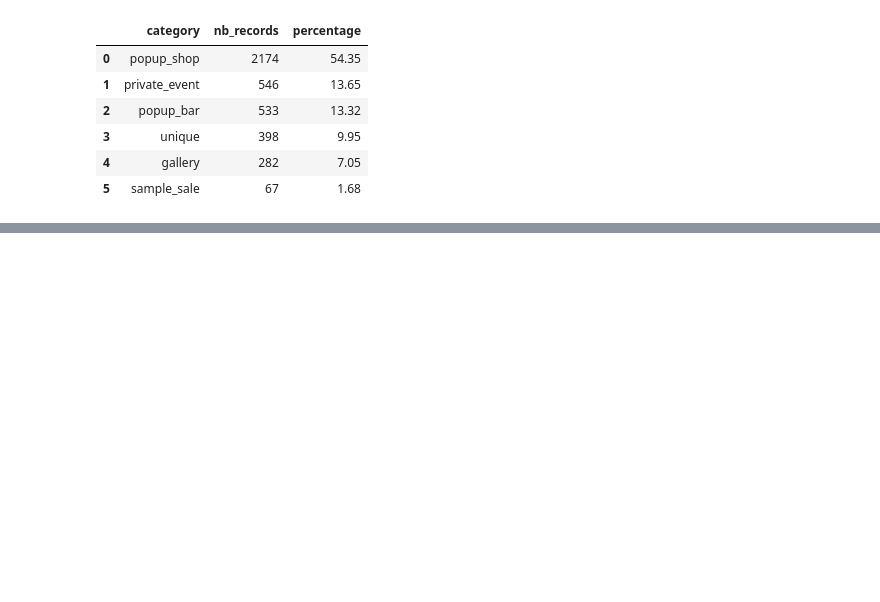
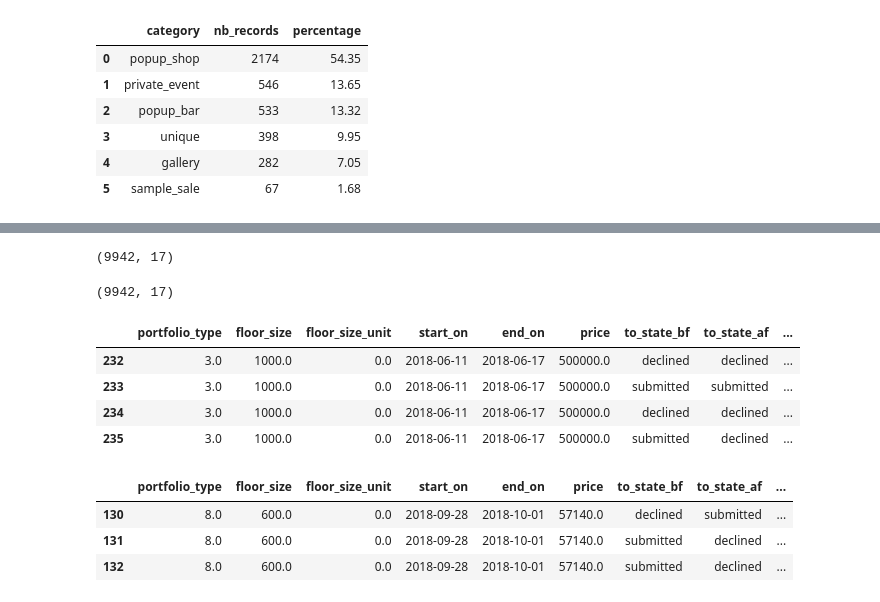
Before and after one commit to paguilmin/AppearHere_Test, a Jupyter notebook: analysis/exploration.ipynb, the cells around one changed output, grey strips where cells are left out. Cells and saved outputs as stored; diff of their text form; code cells hidden in the pictures; blank space fills up the shorter version.

```diff
--- a/analysis/exploration.ipynb
+++ b/analysis/exploration.ipynb
@@ -210,0 +296,24 @@ transitions[transitions['space_id']==6735]
+# %%
+print(transitions.drop_duplicates(['booking_request_id','city','space_id']).shape)
+transitions.drop_duplicates(['booking_request_id']).shape
+# %% [output]
+(9942, 17)
+(9942, 17)
+# %%
+test = total_ok[(total_ok['booking_request_id']==114598.0)]
+test.iloc[:,10:20]\
+#[['created_at','transition_ts','booking_request_id','space_id','to_state','start_on','end_on','time_booked']]
+# %% [output]
+|  | portfolio_type | floor_size | floor_size_unit | start_on | end_on | price | to_state_bf | to_state_af | ... |
+| 232 | 3.0 | 1000.0 | 0.0 | 2018-06-11 | 2018-06-17 | 500000.0 | declined | declined | ... |
+| 233 | 3.0 | 1000.0 | 0.0 | 2018-06-11 | 2018-06-17 | 500000.0 | submitted | submitted | ... |
+| 234 | 3.0 | 1000.0 | 0.0 | 2018-06-11 | 2018-06-17 | 500000.0 | declined | declined | ... |
+| 235 | 3.0 | 1000.0 | 0.0 | 2018-06-11 | 2018-06-17 | 500000.0 | submitted | declined | ... |
+# %%
+test = total_ok[(total_ok['booking_request_id']==146438.0)]
+test.iloc[:,10:20]
+# %% [output]
+|  | portfolio_type | floor_size | floor_size_unit | start_on | end_on | price | to_state_bf | to_state_af | ... |
+| 130 | 8.0 | 600.0 | 0.0 | 2018-09-28 | 2018-10-01 | 57140.0 | declined | submitted | ... |
+| 131 | 8.0 | 600.0 | 0.0 | 2018-09-28 | 2018-10-01 | 57140.0 | submitted | declined | ... |
+| 132 | 8.0 | 600.0 | 0.0 | 2018-09-28 | 2018-10-01 | 57140.0 | submitted | declined | ... |
```
Also changed, not shown: parts of 47 cells of this notebook.
